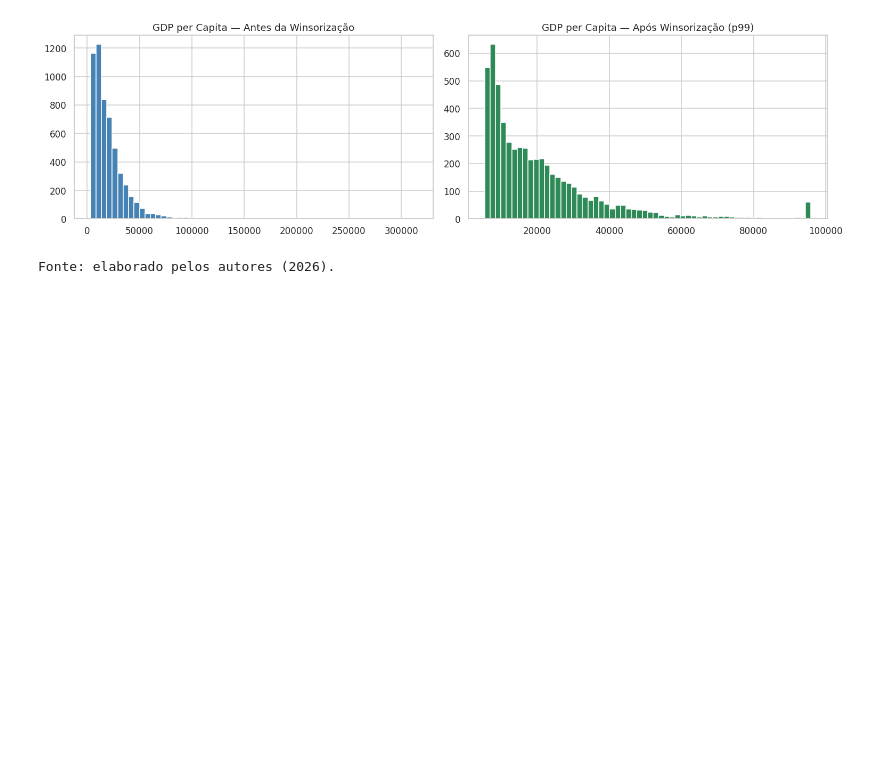
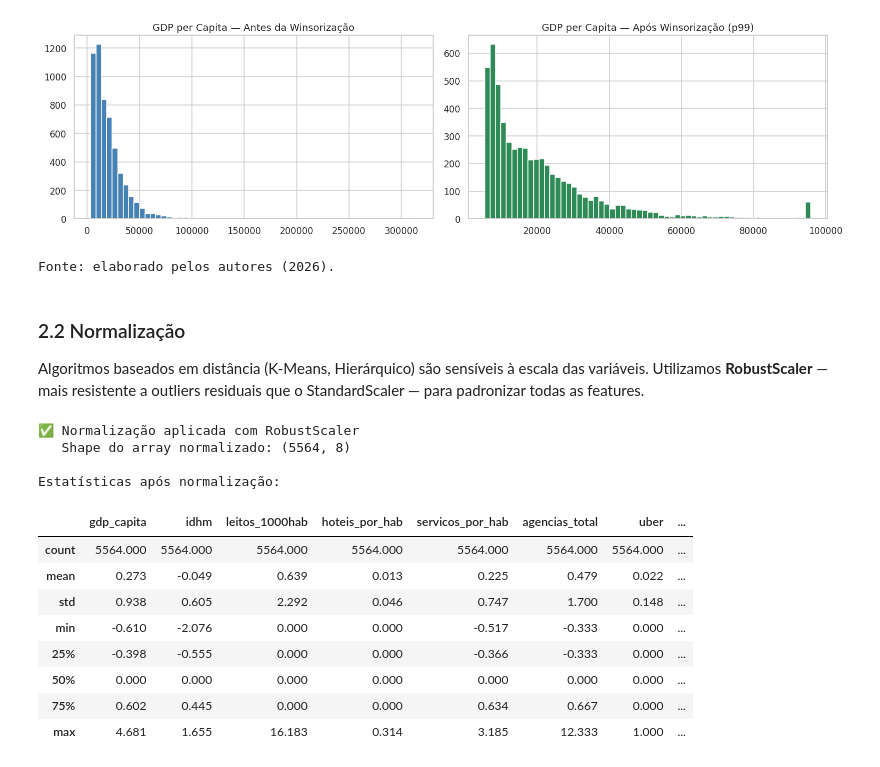
Before and after one commit to IsadoraMoraiss/Project_Pisi3, a Jupyter notebook: CLUSTERIZAÇÂO_PISI3.ipynb, the cells around one changed output. Drawn from its saved outputs; the diff is of its cells as text; code cells hidden in the pictures; blank space fills up the shorter version.

Commit message:
feat: normalização das features utilizando RobustScaler

```diff
--- a/CLUSTERIZAÇÂO_PISI3.ipynb
+++ b/CLUSTERIZAÇÂO_PISI3.ipynb
@@ -193,3 +191,35 @@ print('Fonte: elaborado pelos autores (2026).')
 ✅ Winsorização aplicada (p1–p99) nas variáveis com outliers extremos
 [figure]
 Fonte: elaborado pelos autores (2026).
+# %% [markdown]
+### 2.2 Normalização
+
+Algoritmos baseados em distância (K-Means, Hierárquico) são sensíveis à escala das variáveis. Utilizamos **RobustScaler** — mais resistente a outliers residuais que o StandardScaler — para padronizar todas as features.
+# %%
+X = df_proc[FEATURES].values
+
+# RobustScaler: usa mediana e IQR — mais robusto a outliers que StandardScaler
+scaler = RobustScaler()
+X_scaled = scaler.fit_transform(X)
+
+print('✅ Normalização aplicada com RobustScaler')
+print(f'   Shape do array normalizado: {X_scaled.shape}')
+
+# Verificação: média próxima de 0, desvio próximo de 1
+df_scaled_check = pd.DataFrame(X_scaled, columns=FEATURES)
+print('\nEstatísticas após normalização:')
+df_scaled_check.describe().round(3)
+# %% [output]
+✅ Normalização aplicada com RobustScaler
+   Shape do array normalizado: (5564, 8)
+
+Estatísticas após normalização:
+|  | gdp_capita | idhm | leitos_1000hab | hoteis_por_hab | servicos_por_hab | agencias_total | uber | ... |
+| count | 5564.000 | 5564.000 | 5564.000 | 5564.000 | 5564.000 | 5564.000 | 5564.000 | ... |
+| mean | 0.273 | -0.049 | 0.639 | 0.013 | 0.225 | 0.479 | 0.022 | ... |
+| std | 0.938 | 0.605 | 2.292 | 0.046 | 0.747 | 1.700 | 0.148 | ... |
+| min | -0.610 | -2.076 | 0.000 | 0.000 | -0.517 | -0.333 | 0.000 | ... |
+| 25% | -0.398 | -0.555 | 0.000 | 0.000 | -0.366 | -0.333 | 0.000 | ... |
+| 50% | 0.000 | 0.000 | 0.000 | 0.000 | 0.000 | 0.000 | 0.000 | ... |
+| 75% | 0.602 | 0.445 | 0.000 | 0.000 | 0.634 | 0.667 | 0.000 | ... |
+| max | 4.681 | 1.655 | 16.183 | 0.314 | 3.185 | 12.333 | 1.000 | ... |
```
Also changed, not shown: parts of 1 cell of this notebook.
